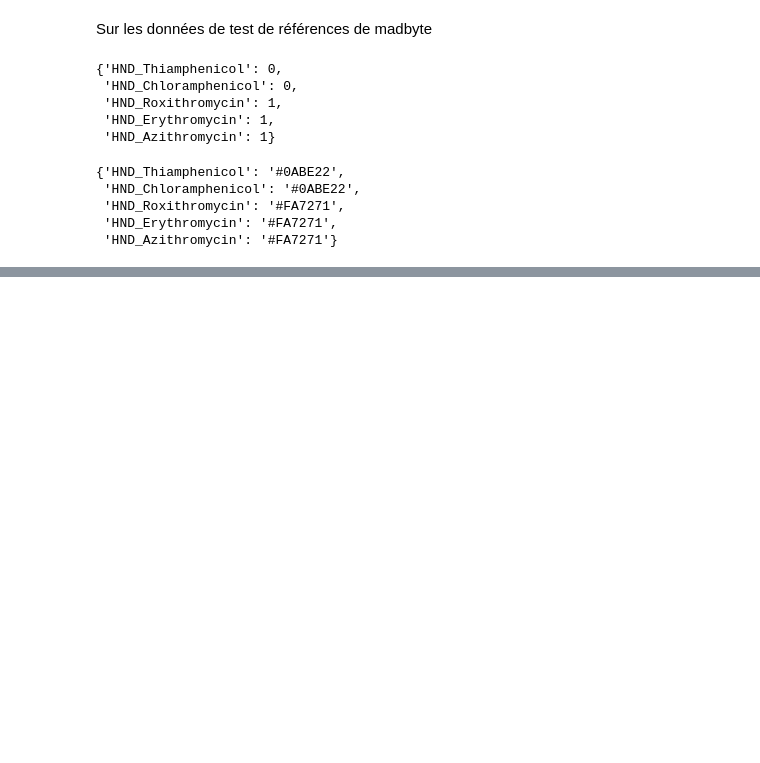
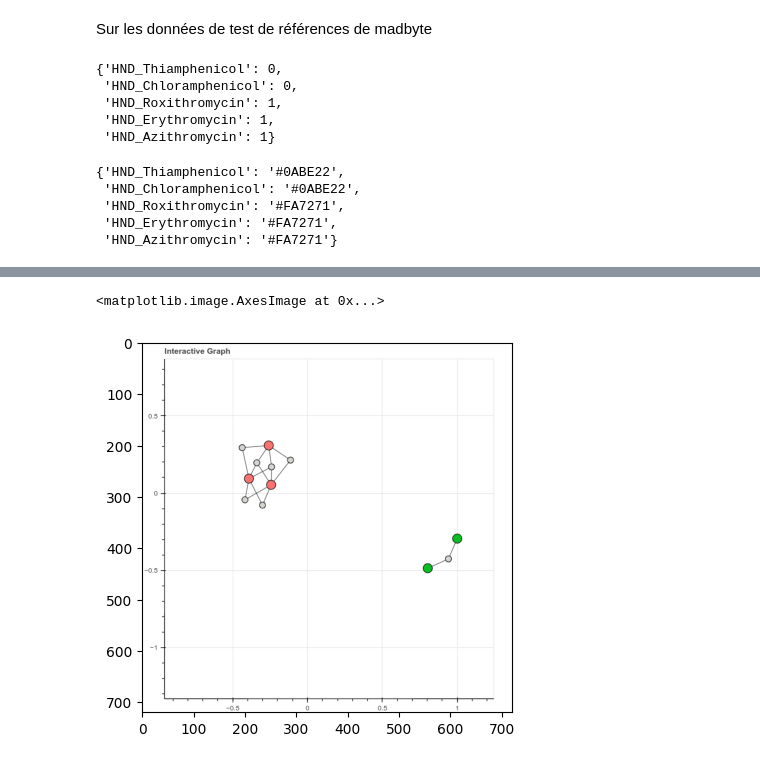
Before and after one commit to MbeHenri/memoire, a Jupyter notebook: bagging.ipynb, the cells around one changed output, grey strips where cells are left out. Cells and saved outputs as stored; diff of their text form; code cells hidden in the pictures; blank space fills up the shorter version.

```diff
--- a/bagging.ipynb
+++ b/bagging.ipynb
@@ -111,0 +131,5 @@ Loading BokehJS ...
+# %%
+plt.imshow(img_hybrid)
+# %% [output]
+<matplotlib.image.AxesImage at 0x...>
+[figure, added]
```
Also changed, not shown: parts of 4 cells of this notebook, 1 other file.
